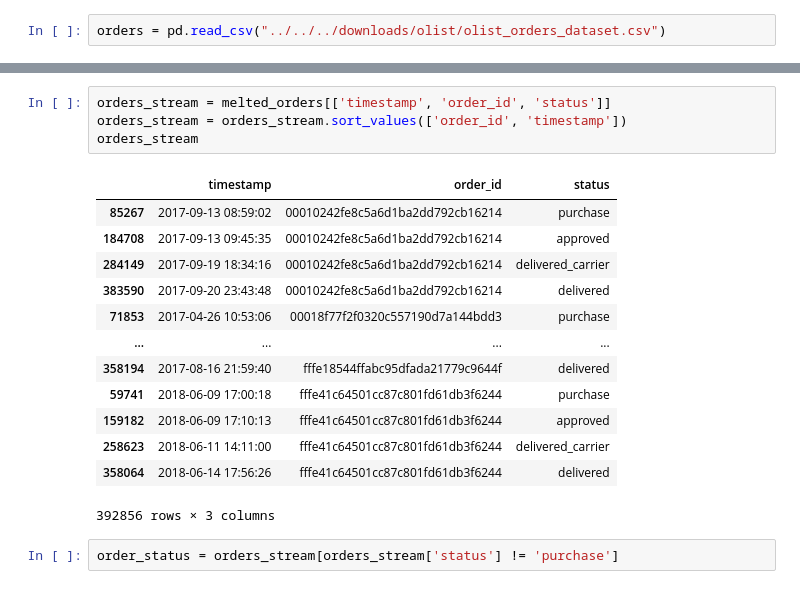
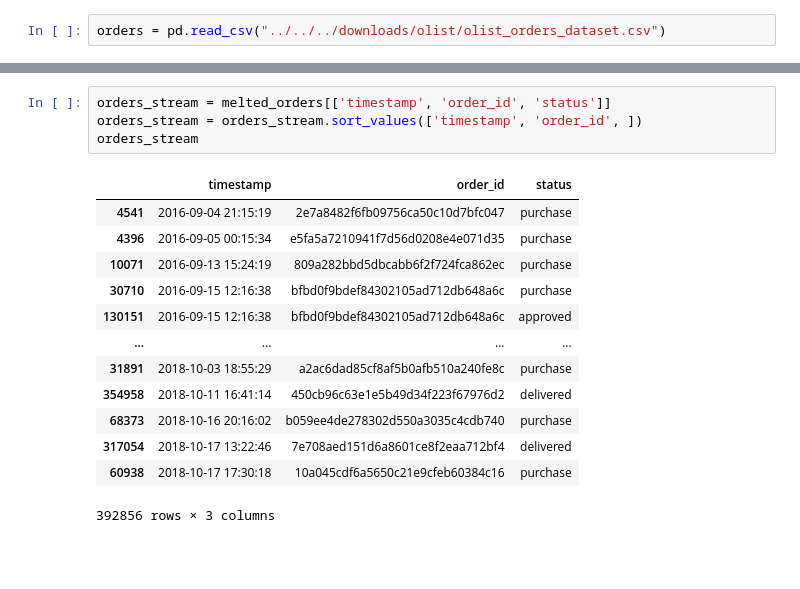
Before and after one commit to jmhwang-dev/e-commerce, a Jupyter notebook: scripts/olist_redefined/stream/order_status.ipynb, the cells around one changed output, grey strips where cells are left out. Drawn from its saved outputs; the diff is of its cells as text; blank space fills up the shorter version.

```diff
--- a/scripts/olist_redefined/stream/order_status.ipynb
+++ b/scripts/olist_redefined/stream/order_status.ipynb
@@ -71,20 +32,18 @@ not_delivered_orders
 # %%
 orders_stream = melted_orders[['timestamp', 'order_id', 'status']]
-orders_stream = orders_stream.sort_values(['order_id', 'timestamp'])
+orders_stream = orders_stream.sort_values(['timestamp', 'order_id', ])
 orders_stream
 # %% [output]
 |  | timestamp | order_id | status |
-| 85267 | 2017-09-13 08:59:02 | 00010242fe8c5a6d1ba2dd792cb16214 | purchase |
-| 184708 | 2017-09-13 09:45:35 | 00010242fe8c5a6d1ba2dd792cb16214 | approved |
-| 284149 | 2017-09-19 18:34:16 | 00010242fe8c5a6d1ba2dd792cb16214 | delivered_carrier |
-| 383590 | 2017-09-20 23:43:48 | 00010242fe8c5a6d1ba2dd792cb16214 | delivered |
-| 71853 | 2017-04-26 10:53:06 | 00018f77f2f0320c557190d7a144bdd3 | purchase |
+| 4541 | 2016-09-04 21:15:19 | 2e7a8482f6fb09756ca50c10d7bfc047 | purchase |
+| 4396 | 2016-09-05 00:15:34 | e5fa5a7210941f7d56d0208e4e071d35 | purchase |
+| 10071 | 2016-09-13 15:24:19 | 809a282bbd5dbcabb6f2f724fca862ec | purchase |
+| 30710 | 2016-09-15 12:16:38 | bfbd0f9bdef84302105ad712db648a6c | purchase |
+| 130151 | 2016-09-15 12:16:38 | bfbd0f9bdef84302105ad712db648a6c | approved |
 | ... | ... | ... | ... |
-| 358194 | 2017-08-16 21:59:40 | fffe18544ffabc95dfada21779c9644f | delivered |
-| 59741 | 2018-06-09 17:00:18 | fffe41c64501cc87c801fd61db3f6244 | purchase |
-| 159182 | 2018-06-09 17:10:13 | fffe41c64501cc87c801fd61db3f6244 | approved |
-| 258623 | 2018-06-11 14:11:00 | fffe41c64501cc87c801fd61db3f6244 | delivered_carrier |
-| 358064 | 2018-06-14 17:56:26 | fffe41c64501cc87c801fd61db3f6244 | delivered |
+| 31891 | 2018-10-03 18:55:29 | a2ac6dad85cf8af5b0afb510a240fe8c | purchase |
+| 354958 | 2018-10-11 16:41:14 | 450cb96c63e1e5b49d34f223f67976d2 | delivered |
+| 68373 | 2018-10-16 20:16:02 | b059ee4de278302d550a3035c4cdb740 | purchase |
+| 317054 | 2018-10-17 13:22:46 | 7e708aed151d6a8601ce8f2eaa712bf4 | delivered |
+| 60938 | 2018-10-17 17:30:18 | 10a045cdf6a5650c21e9cfeb60384c16 | purchase |
 392856 rows × 3 columns
-# %%
-order_status = orders_stream[orders_stream['status'] != 'purchase']
```
Also changed, not shown: parts of 13 cells of this notebook, 15 other files.
